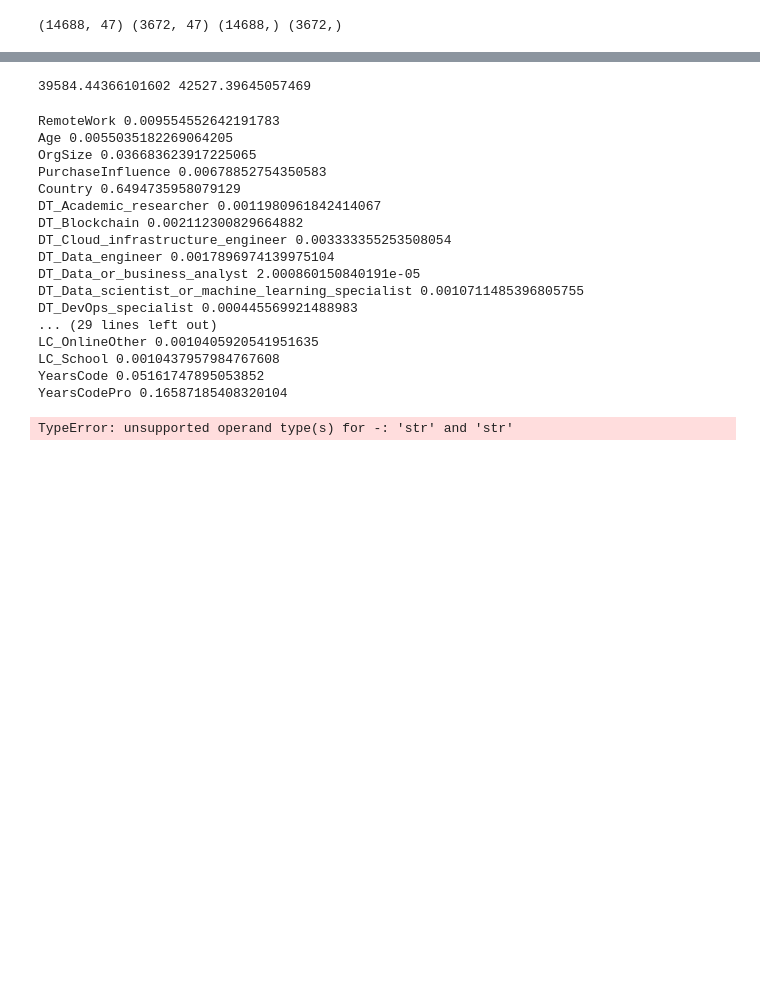
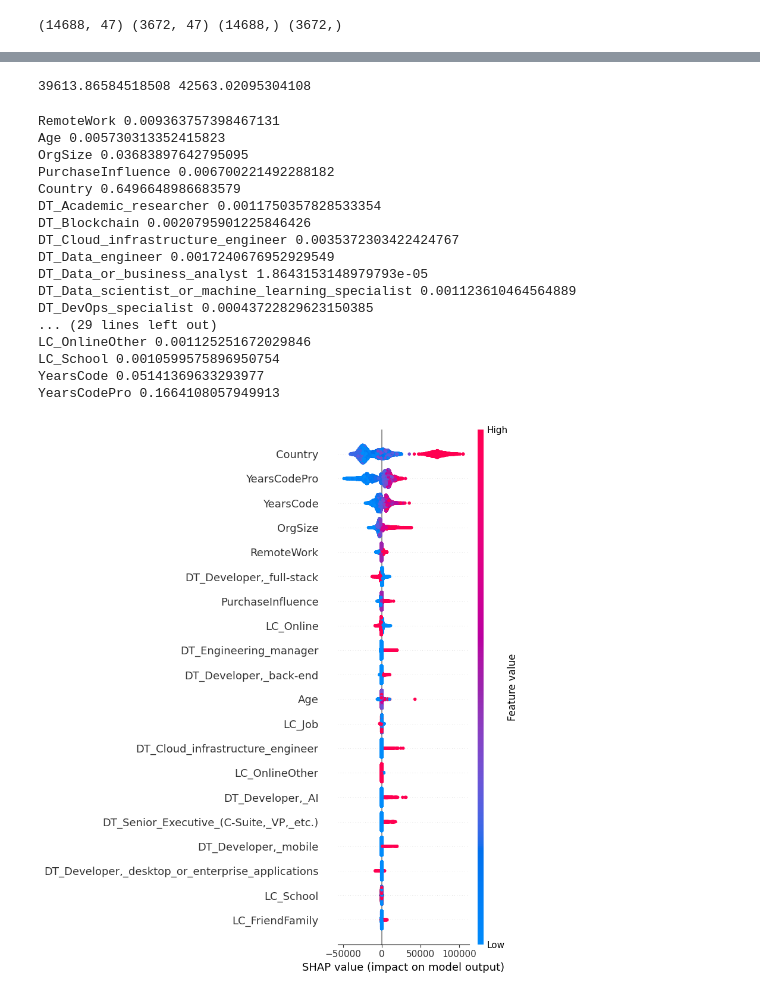
Before and after one commit to DavidB1999/Udacity-Project---Stack-Overflow-Annual-Developer-Survey, a Jupyter notebook: Analysis2.ipynb, the cells around one changed output, grey strips where cells are left out. Drawn from its saved outputs; the diff is of its cells as text; code cells hidden in the pictures; blank space fills up the shorter version.

Commit message:
working on model

```diff
--- a/Analysis2.ipynb
+++ b/Analysis2.ipynb
@@ -709,8 +709,8 @@ preprocessor = ColumnTransformer([
 pipeline = Pipeline([
     ('preprocessing', preprocessor),
     ('rf', RandomForestRegressor(
-        n_estimators=200,       # number of trees
-        max_depth=50,           # not too deep
+        n_estimators=100,       # number of trees
+        max_depth=20,           # not too deep
         min_samples_split=100,   # prevents overfitting
         random_state=1
         )
@@ -747,7 +747,7 @@ rmse_test = np.sqrt(mean_squared_error(y_test, yhat_test))
 
 print(rmse_train, rmse_test)
 # %% [output]
-39584.44366101602 42527.39645057469
+39613.86584518508 42563.02095304108
 # %%
 def get_feature_names_from_column_transformer(ct):
     output_features = []
@@ -780,43 +780,43 @@ feature_names = get_feature_names_from_column_transformer(preprocessor)
 for (i, f) in zip(importances, feature_names):
     print(f, i)
 # %% [output]
-RemoteWork 0.009554552642191783
-Age 0.0055035182269064205
-OrgSize 0.036683623917225065
-PurchaseInfluence 0.00678852754350583
-Country 0.6494735958079129
-DT_Academic_researcher 0.0011980961842414067
-DT_Blockchain 0.002112300829664882
-DT_Cloud_infrastructure_engineer 0.003333355253508054
-DT_Data_engineer 0.0017896974139975104
-DT_Data_or_business_analyst 2.000860150840191e-05
-DT_Data_scientist_or_machine_learning_specialist 0.0010711485396805755
-DT_DevOps_specialist 0.000445569921488983
+RemoteWork 0.009363757398467131
+Age 0.005730313352415823
+OrgSize 0.03683897642795095
+PurchaseInfluence 0.006700221492288182
+Country 0.6496648986683579
+DT_Academic_researcher 0.0011750357828533354
+DT_Blockchain 0.0020795901225846426
+DT_Cloud_infrastructure_engineer 0.0035372303422424767
+DT_Data_engineer 0.0017240676952929549
+DT_Data_or_business_analyst 1.8643153148979793e-05
+DT_Data_scientist_or_machine_learning_specialist 0.001123610464564889
+DT_DevOps_specialist 0.00043722829623150385
 ... (29 lines left out)
-LC_OnlineOther 0.0010405920541951635
-LC_School 0.0010437957984767608
-YearsCode 0.05161747895053852
-YearsCodePro 0.16587185408320104
+LC_OnlineOther 0.001125251672029846
+LC_School 0.0010599575896950754
+YearsCode 0.05141369633293977
+YearsCodePro 0.1664108057949913
 # %%
 import shap
 
 original_feature_names = X_train.columns.tolist()
 
 # Get the fitted preprocessor from the pipeline
 preprocessor = pipeline.named_steps['preprocessing']
 
 # Transform X_train using only the preprocessing step
 X_train_transformed = preprocessor.transform(X_train)
 
 model = pipeline.named_steps['rf']  # access the fitted model from the pipeline
 
 # Explain the model using SHAP
 # egxplainer = shap.Explainer(model, X_train_transformed)
 # shap_values = explainer(X_train_transformed)
 
-explainer = shap.Explainer(pipeline.predict, X_train, feature_names=original_feature_names)
-shap_values = explainer(X_train)
+explainer = shap.Explainer(model, X_train_transformed)
+shap_values = explainer(X_train_transformed, check_additivity=False)
 
 shap.summary_plot(shap_values, features=X_train_transformed, feature_names=feature_names)
 # %% [output]
-TypeError: unsupported operand type(s) for -: 'str' and 'str'
+[figure, added]
```
Also changed, not shown: parts of 5 cells of this notebook.
